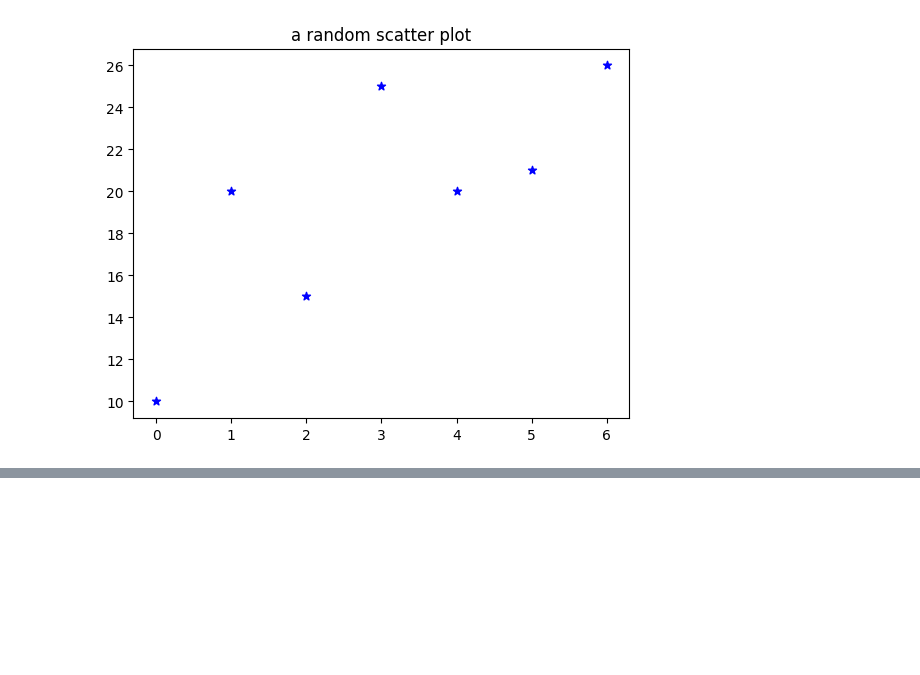
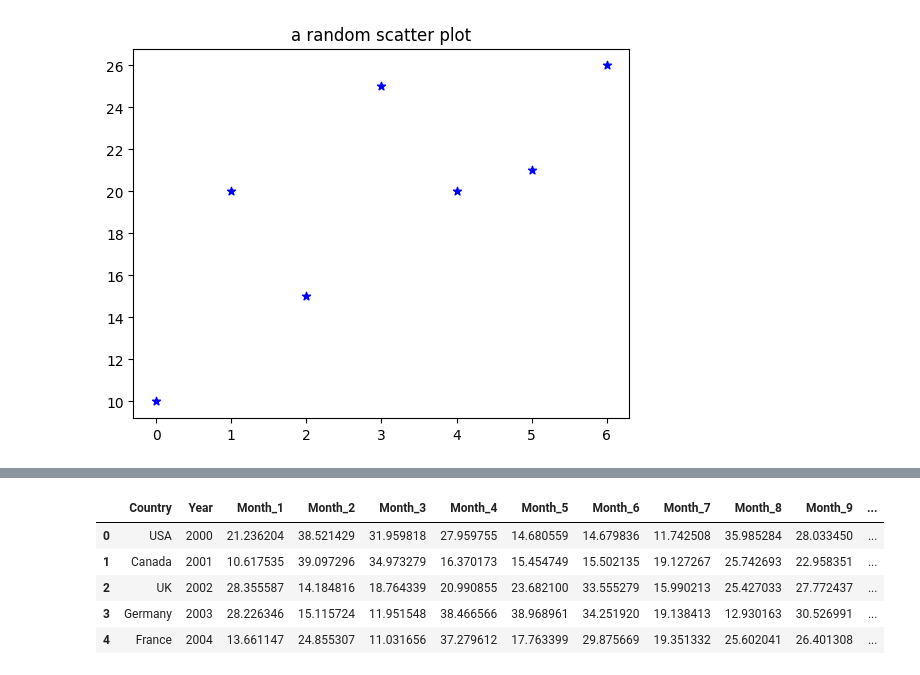
Before and after one commit to Avinash2003-11/Machine-learning, a Jupyter notebook: ML.ipynb, the cells around one changed output, grey strips where cells are left out. Drawn from its saved outputs; the diff is of its cells as text; code cells hidden in the pictures; blank space fills up the shorter version.

```diff
--- a/exp.ipynb
+++ b/ML.ipynb
@@ -525,0 +591,9 @@ plt.show()
+# %%
+df.head()
+# %% [output]
+|  | Country | Year | Month_1 | Month_2 | Month_3 | Month_4 | Month_5 | Month_6 | Month_7 | Month_8 | Month_9 | ... |
+| 0 | USA | 2000 | 21.236204 | 38.521429 | 31.959818 | 27.959755 | 14.680559 | 14.679836 | 11.742508 | 35.985284 | 28.033450 | ... |
+| 1 | Canada | 2001 | 10.617535 | 39.097296 | 34.973279 | 16.370173 | 15.454749 | 15.502135 | 19.127267 | 25.742693 | 22.958351 | ... |
+| 2 | UK | 2002 | 28.355587 | 14.184816 | 18.764339 | 20.990855 | 23.682100 | 33.555279 | 15.990213 | 25.427033 | 27.772437 | ... |
+| 3 | Germany | 2003 | 28.226346 | 15.115724 | 11.951548 | 38.466566 | 38.968961 | 34.251920 | 19.138413 | 12.930163 | 30.526991 | ... |
+| 4 | France | 2004 | 13.661147 | 24.855307 | 11.031656 | 37.279612 | 17.763399 | 29.875669 | 19.351332 | 25.602041 | 26.401308 | ... |
```
Also changed, not shown: parts of 5 cells of this notebook, 3 other files.
